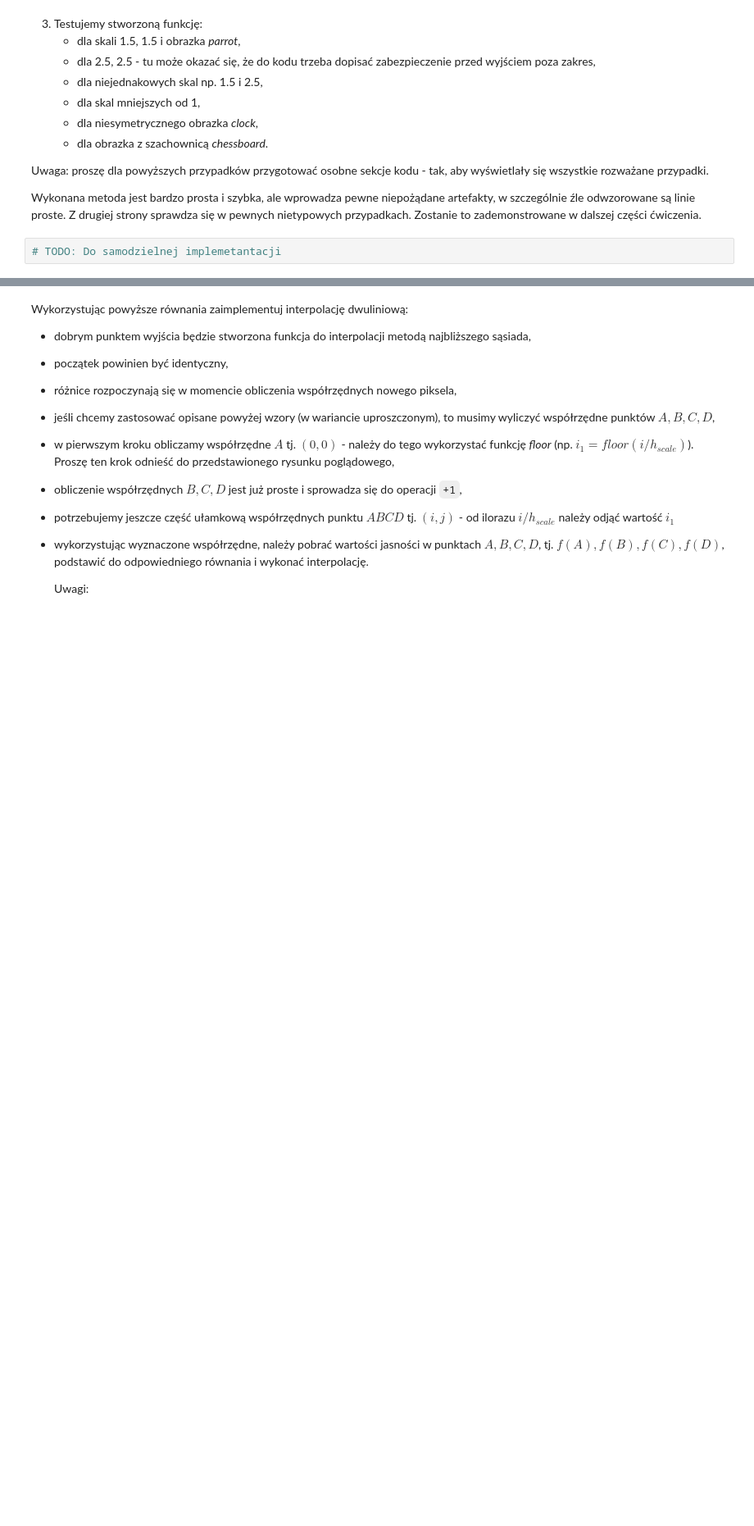
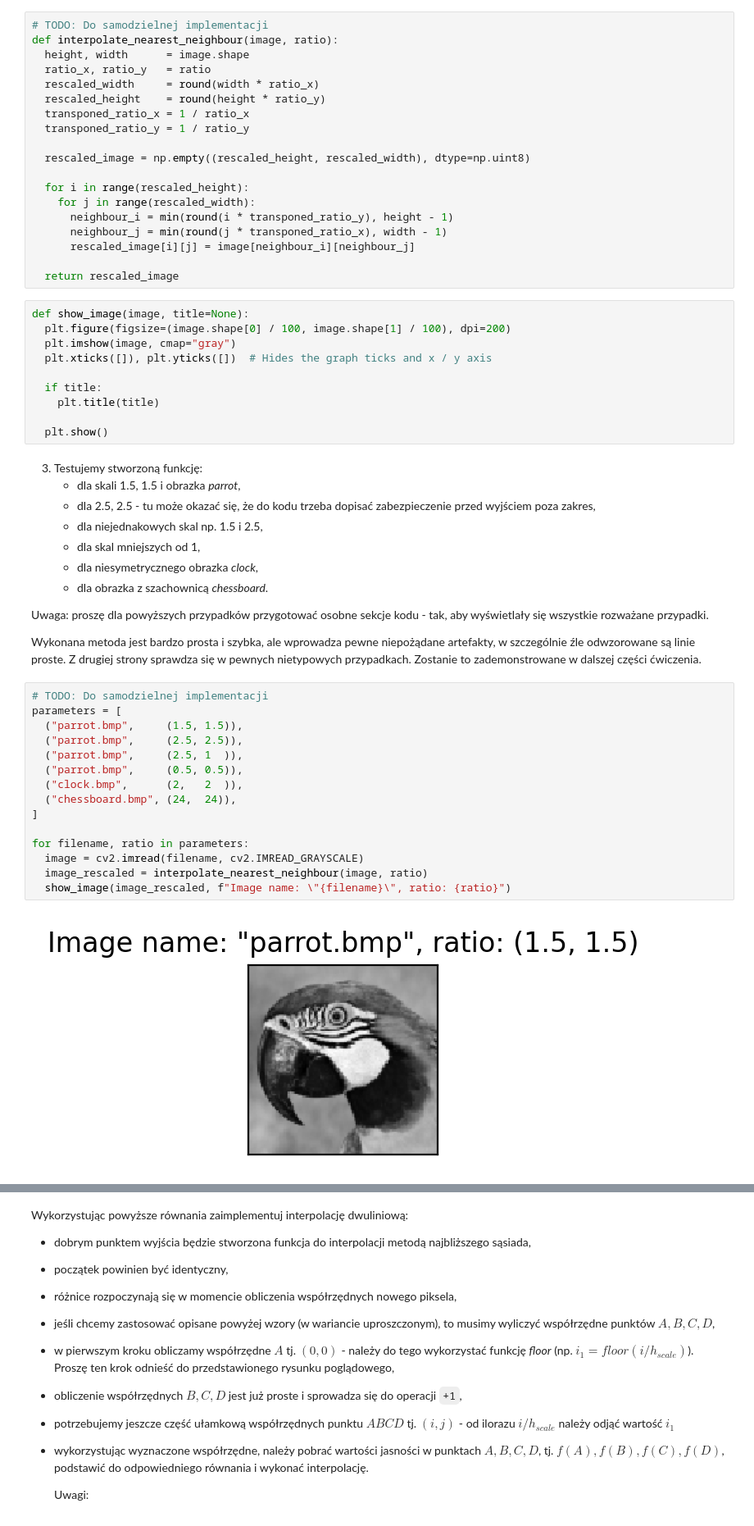
Before and after one commit to Szaroslav/introduction-to-digital-image-processing-agh-cs-course, a Jupyter notebook: lab5/lab5.ipynb, the cells around one changed output, grey strips where cells are left out. Shown: that part at 82% size. Saved outputs shown, nothing was run; the diff lists cells and outputs as text; blank space fills up the shorter version.

Commit message:
[Laboratory 5] Nearest neighbour interpolation

```diff
--- a/lab5/lab5.ipynb
+++ b/lab5/lab5.ipynb
@@ -96,3 +94,32 @@ Wewnątrz należy:
+# %%
+# TODO: Do samodzielnej implementacji
+def interpolate_nearest_neighbour(image, ratio):
+  height, width      = image.shape
+  ratio_x, ratio_y   = ratio
+  rescaled_width     = round(width * ratio_x)
+  rescaled_height    = round(height * ratio_y)
+  transponed_ratio_x = 1 / ratio_x
+  transponed_ratio_y = 1 / ratio_y
+
+  rescaled_image = np.empty((rescaled_height, rescaled_width), dtype=np.uint8)
+
+  for i in range(rescaled_height):
+    for j in range(rescaled_width):
+      neighbour_i = min(round(i * transponed_ratio_y), height - 1)
+      neighbour_j = min(round(j * transponed_ratio_x), width - 1)
+      rescaled_image[i][j] = image[neighbour_i][neighbour_j]
+
+  return rescaled_image
+# %%
+def show_image(image, title=None):
+  plt.figure(figsize=(image.shape[0] / 100, image.shape[1] / 100), dpi=200)
+  plt.imshow(image, cmap="gray")
+  plt.xticks([]), plt.yticks([])  # Hides the graph ticks and x / y axis
+
+  if title:
+    plt.title(title)
+
+  plt.show()
 # %% [markdown]
 3. Testujemy stworzoną funkcję:
     * dla skali 1.5, 1.5 i obrazka *parrot*,
@@ -107,5 +134,20 @@ Uwaga: proszę dla powyższych przypadków przygotować osobne sekcje kodu - tak
 Wykonana metoda jest bardzo prosta i szybka, ale wprowadza pewne niepożądane artefakty, w szczególnie źle odwzorowane są linie proste.
 Z drugiej strony sprawdza się w pewnych nietypowych przypadkach.
 Zostanie to zademonstrowane w dalszej części ćwiczenia.
-# %%
-# TODO: Do samodzielnej implemetantacji
+# %%
+# TODO: Do samodzielnej implementacji
+parameters = [
+  ("parrot.bmp",     (1.5, 1.5)),
+  ("parrot.bmp",     (2.5, 2.5)),
+  ("parrot.bmp",     (2.5, 1  )),
+  ("parrot.bmp",     (0.5, 0.5)),
+  ("clock.bmp",      (2,   2  )),
+  ("chessboard.bmp", (24,  24)),
+]
+
+for filename, ratio in parameters:
+  image = cv2.imread(filename, cv2.IMREAD_GRAYSCALE)
+  image_rescaled = interpolate_nearest_neighbour(image, ratio)
+  show_image(image_rescaled, f"Image name: \"{filename}\", ratio: {ratio}")
+# %% [output]
+[figure, added]
```
Also changed, not shown: parts of 2 cells of this notebook.
